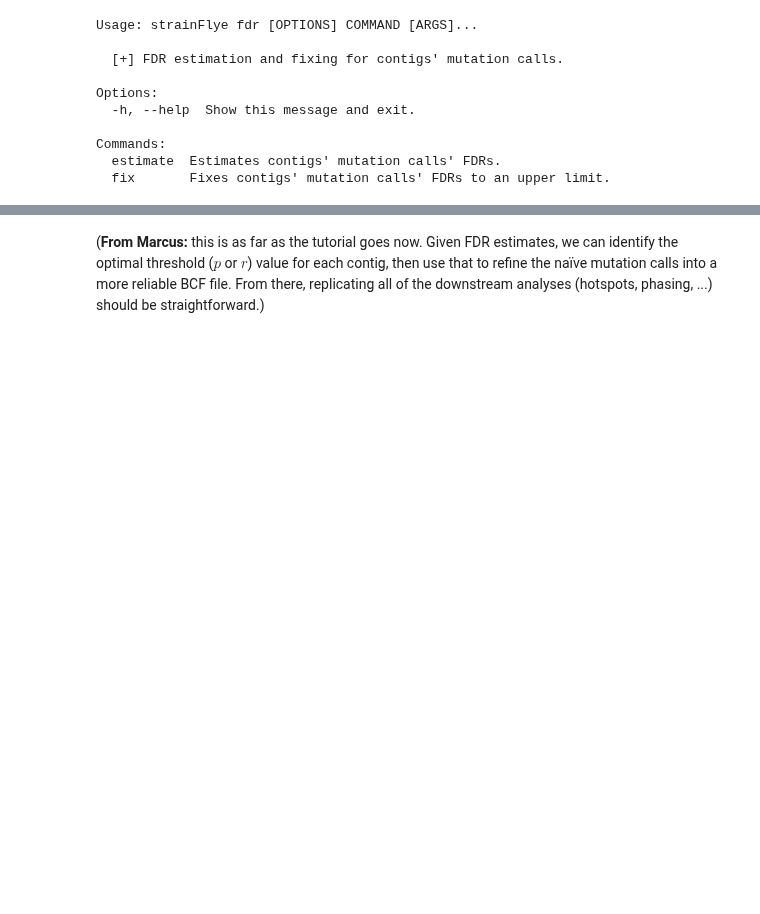
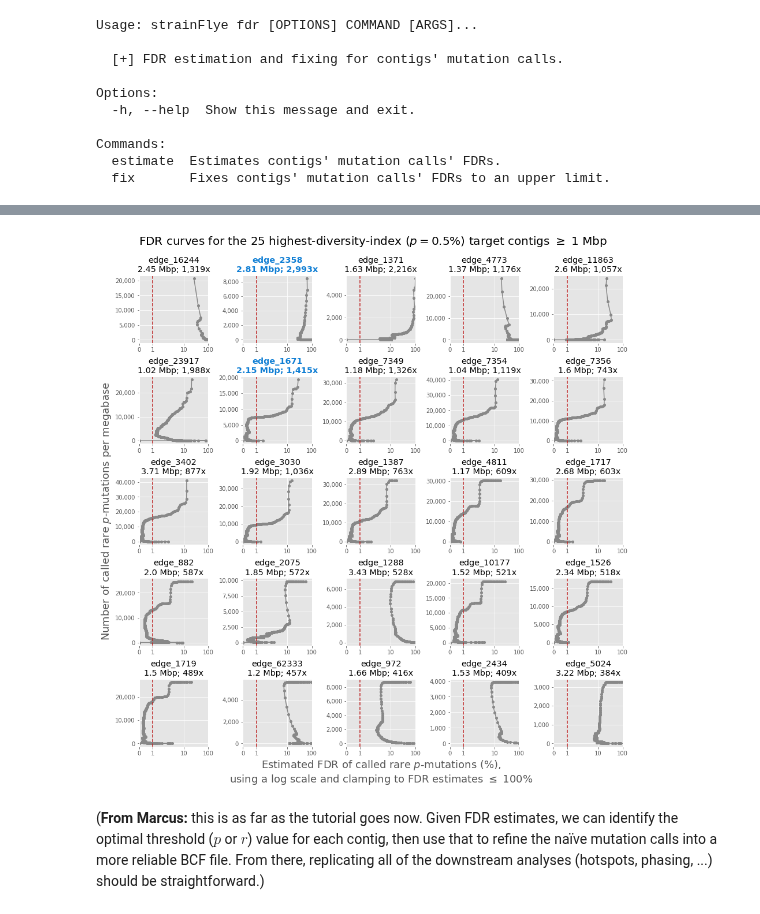
Before and after one commit to fedarko/strainFlye, a Jupyter notebook: docs/SheepGutExample.ipynb, the cells around one changed output, grey strips where cells are left out. Drawn from its saved outputs; the diff is of its cells as text; code cells hidden in the pictures; blank space fills up the shorter version.

Commit message:
DOC/ENH: FDR estimate init version done; tutorial
Took me long enough!

```diff
--- a/docs/SheepGutExample.ipynb
+++ b/docs/SheepGutExample.ipynb
@@ -394,2 +400,65 @@ strainFlye fdr estimate @ 21.01 sec: Done.
+# %%
+fdr_ests = pd.read_csv("/Poppy/mfedarko/sftests/tutorial-output/p-fdr-info.tsv", sep="\t", index_col=0)
+numpermbs = pd.read_csv("/Poppy/mfedarko/sftests/tutorial-output/p-num-info.tsv", sep="\t", index_col=0)
+# %%
+fig, axes = pyplot.subplots(5, 5, gridspec_kw={"hspace": 0.5, "wspace": 0.5})
+
+contigs_to_plot = list(div_idx_final.index[:25])
+
+# Ignore the decoy genome here: we don't have FDR estimates for it
+if "edge_6104" in contigs_to_plot:
+    contigs_to_plot.remove("edge_6104")
+    contigs_to_plot.append(div_idx_final.index[25])
+
+for ci, contig in enumerate(contigs_to_plot):
+    # We'll organize the grid of plots starting from the top-left and moving right:
+    # 0 1 2 3 4
+    # 5 6 7 8 9
+    # ... and so on, until we get to ci = 24.
+    col = ci % 5
+    row = floor(ci / 5)
+
+    # Figure out exactly which points to plot -- ignore cases where no mutations were called
+    # for this contig, since this results in a target mutation rate of 0 (resulting in an
+    # undefined FDR). I'm pretty sure matplotlib will automatially account for this case without
+    # us needing to do this, but I'm paranoid.
+    x = []
+    y = []
+    xvals = fdr_ests.loc[contig]
+    yvals = numpermbs.loc[contig]
+    for f, n in zip(xvals, yvals):
+        if not pd.isna(f):
+            x.append(f)
+            y.append(n)
+
+    length_info = f"{round(div_idx_final['Length'][contig] / 1e6, 2):,} Mbp"
+    cov_info = f"{round(div_idx_final['AverageCoverage'][contig]):,}x"
+    title = f"{contig}\n{length_info}; {cov_info}"
+
+    tparams = {}
+    if contig == "edge_1671" or contig == "edge_2358":
+        tparams = {"fontweight": "semibold", "color": "#0f7ed4"}
+    axes[row, col].set_title(title, **tparams)
+
+    axes[row, col].plot(x, y, marker="o", color="#888", markersize=4)
+    axes[row, col].axvline(x=1, linestyle="--", color="#b22")
+    axes[row, col].set_xscale("symlog")
+    axes[row, col].xaxis.set_major_formatter("{x:,.0f}")
+    axes[row, col].yaxis.set_major_formatter("{x:,.0f}")
+    axes[row, col].set_xlim(0, 100)
+
+axes[2, 0].set_ylabel("Number of called rare $p$-mutations per megabase", fontsize=18)
+axes[4, 2].set_xlabel(
+    "Estimated FDR of called rare $p$-mutations (%),\nusing a log scale and clamping to FDR estimates $\leq$ 100%",
+    fontsize=18
+)
+fig.suptitle(
+    "FDR curves for the 25 highest-diversity-index ($p = 0.5\%$) target contigs $\geq$ 1 Mbp",
+    fontsize=20,
+    y=0.945
+)
+fig.set_size_inches(15, 15)
+# %% [output]
+[figure, added]
 # %% [markdown]
 (**From Marcus:** this is as far as the tutorial goes now. Given FDR estimates, we can identify the optimal threshold ($p$ or $r$) value for each contig, then use that to refine the naïve mutation calls into a more reliable BCF file. From there, replicating all of the downstream analyses (hotspots, phasing, ...) should be straightforward.)
```
Also changed, not shown: parts of 5 cells of this notebook, 2 other files.
